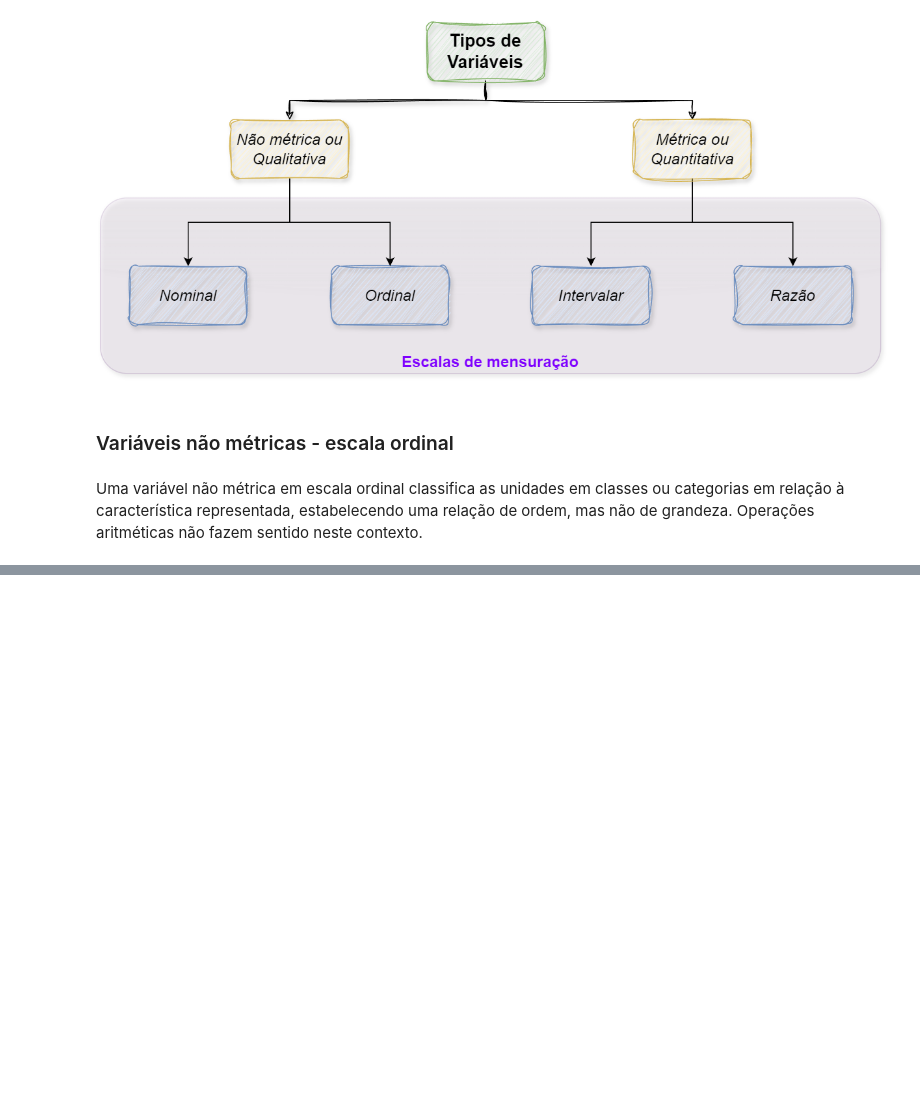
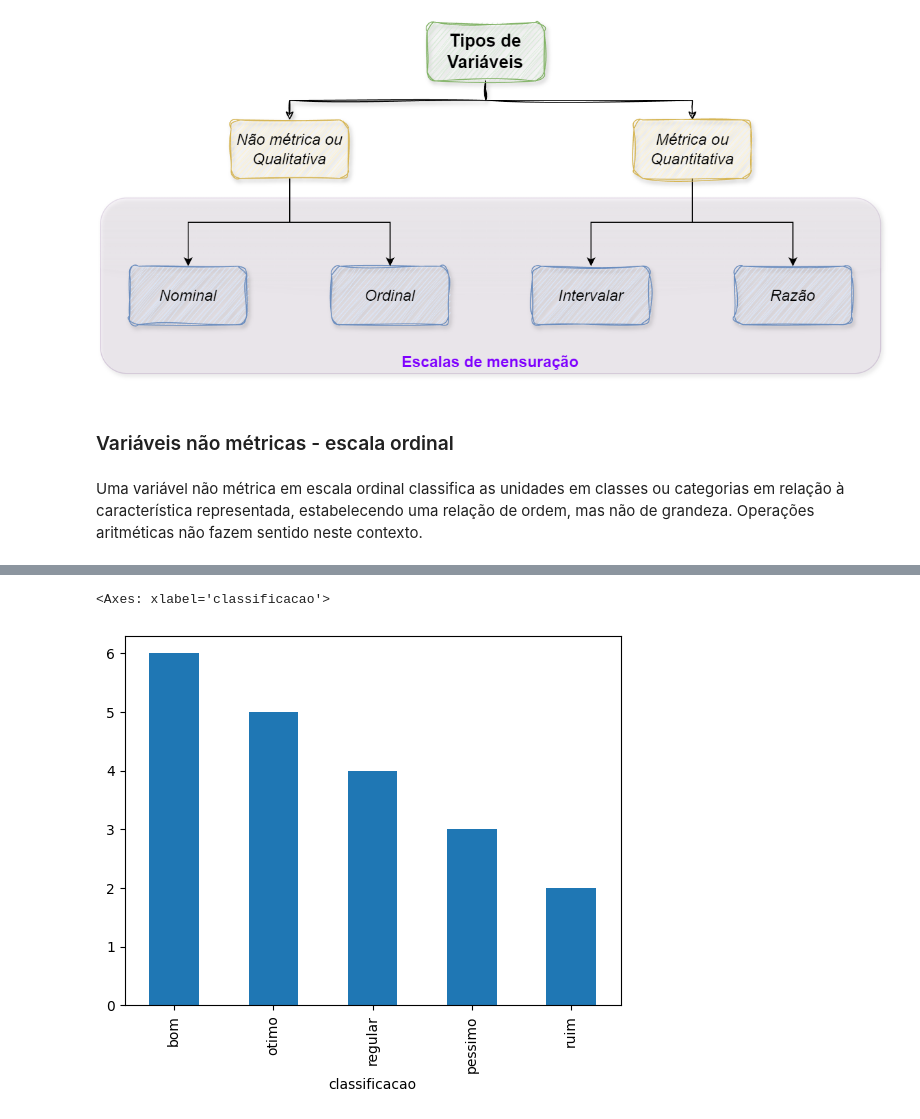
Before and after one commit to PauloViniciusR/Estatistica_dados, a Jupyter notebook: Conceitos fundamentais/05_qualitativas_ordinal.ipynb, the cells around one changed output, grey strips where cells are left out. Saved outputs shown, nothing was run; the diff lists cells and outputs as text; code cells hidden in the pictures; blank space fills up the shorter version.

```diff
--- a/Conceitos fundamentais/05_qualitativas_ordinal.ipynb
+++ b/Conceitos fundamentais/05_qualitativas_ordinal.ipynb
@@ -39,0 +46,4 @@ classificacao_produto = [
+# %%
+df_classificacao = pd.DataFrame(classificacao_produto, columns=["classificacao"])
+
+df_classificacao
@@ -39,0 +115,8 @@ classificacao_produto = [
+# %%
+categoria = ["pessimo", "ruim", "regular", "bom", "otimo"]
+
+df_classificacao["classificacao"] = df_classificacao["classificacao"].astype("category")
+
+df_classificacao["classificacao"] = df_classificacao["classificacao"].cat .set_categories(categoria, ordered=True)
+
+df_classificacao.info()
@@ -39,0 +156,5 @@ classificacao_produto = [
+# %%
+df_classificacao["classificacao"].value_counts().plot(kind="bar")
+# %% [output]
+<Axes: xlabel='classificacao'>
+[figure, added]
```
Also changed, not shown: parts of 12 cells of this notebook.
